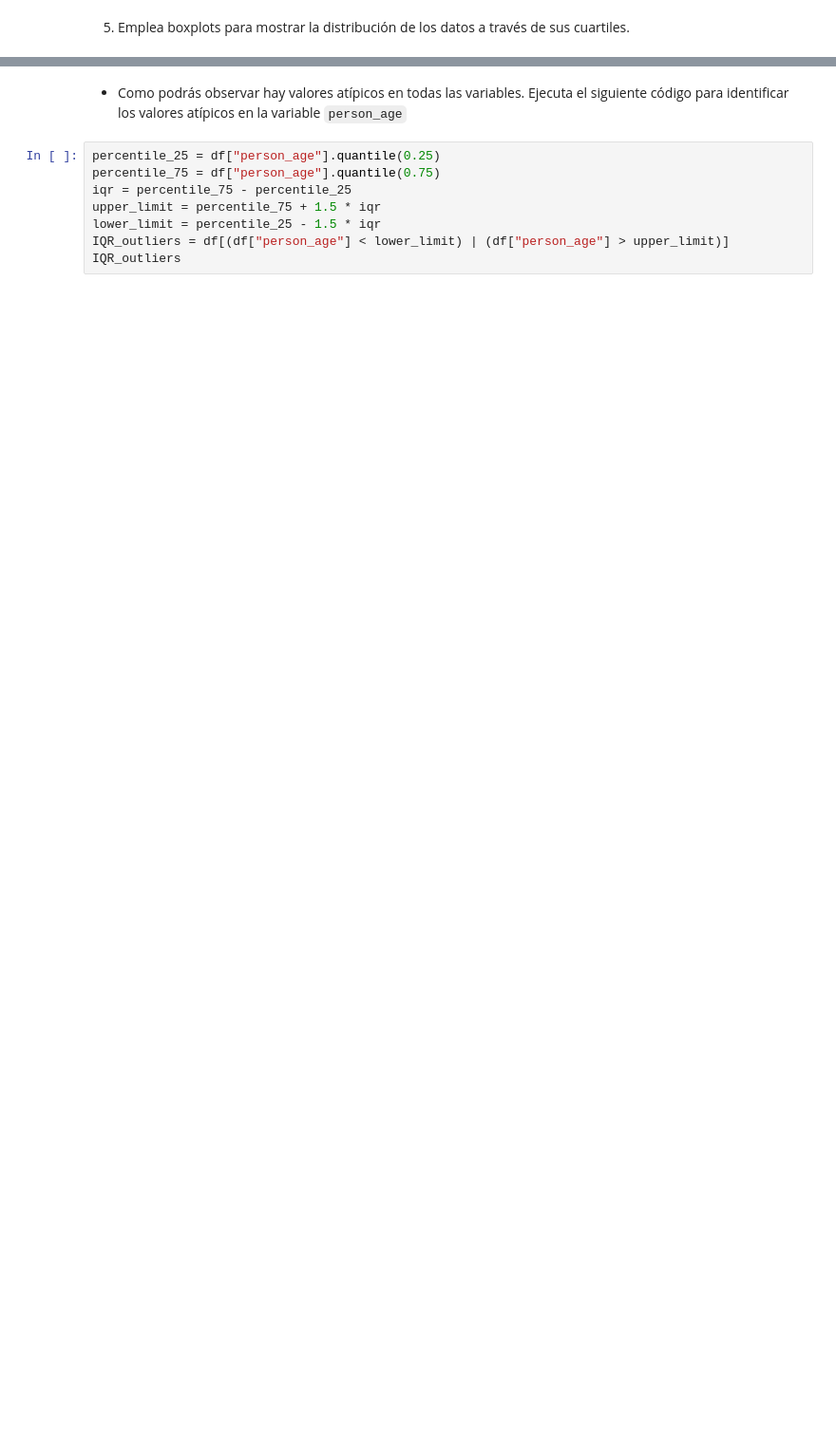
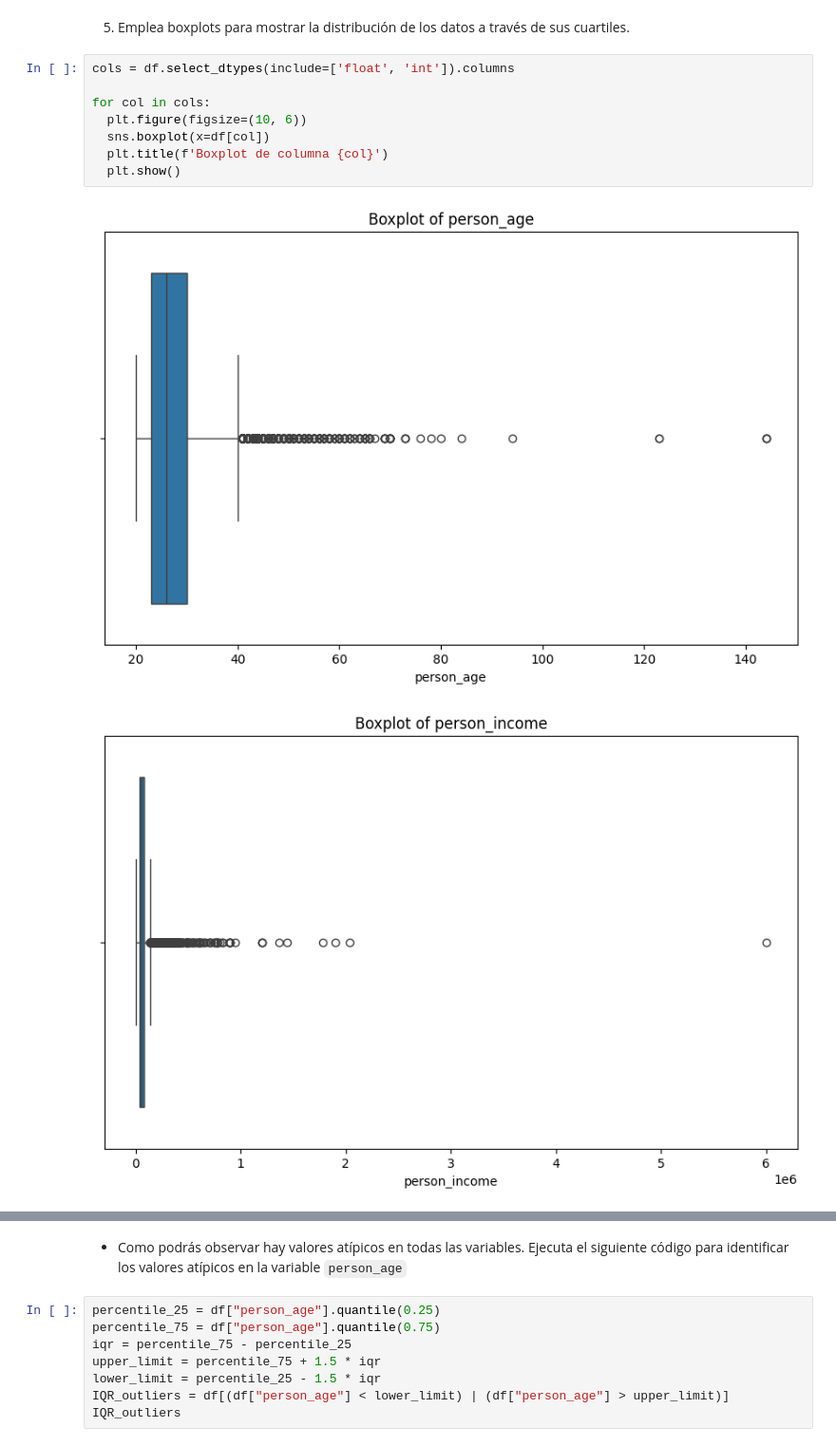
Before and after one commit to erickhp12/mnaTC4029-eda, a Jupyter notebook: Actividad4EDA.ipynb, the cells around one changed output, grey strips where cells are left out. Shown at 95% size. Cells and saved outputs as stored; diff of their text form; blank space fills up the shorter version.

```diff
--- a/Actividad4EDA.ipynb
+++ b/Actividad4EDA.ipynb
@@ -110,2 +167,13 @@ dtype: float64
 # %% [markdown]
 5. Emplea boxplots para mostrar la distribución de los datos a través de sus cuartiles.
+# %%
+cols = df.select_dtypes(include=['float', 'int']).columns
+
+for col in cols:
+  plt.figure(figsize=(10, 6))
+  sns.boxplot(x=df[col])
+  plt.title(f'Boxplot de columna {col}')
+  plt.show()
+# %% [output]
+[figure, added]
+[figure, added]
```
Also changed, not shown: parts of 10 cells of this notebook.
